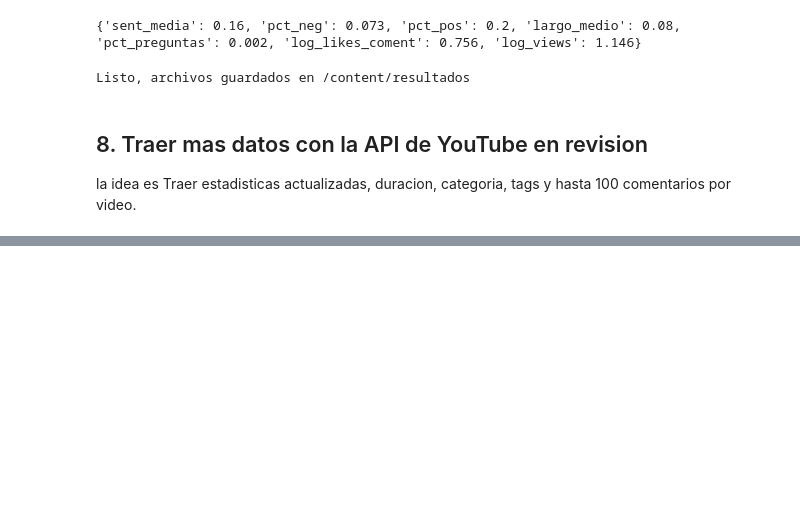
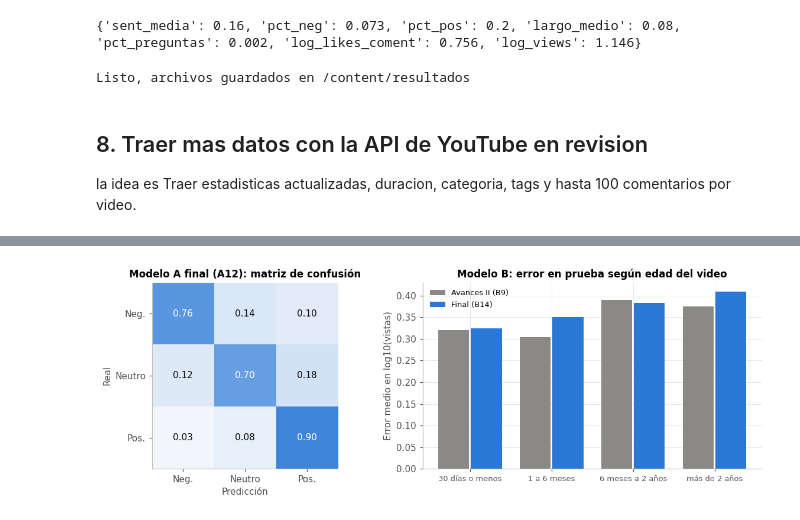
Before and after one commit to Asvelasquez/PROCESAMIENTO-DE-LENGUAJE-NATURAL, a Jupyter notebook: proyecto_youtube.ipynb, the cells around one changed output, grey strips where cells are left out. Cells and saved outputs as stored; diff of their text form; code cells hidden in the pictures; blank space fills up the shorter version.

```diff
--- a/proyecto_youtube.ipynb
+++ b/proyecto_youtube.ipynb
@@ -1170,0 +1886,29 @@ if USAR_API:
+# %%
+fig, axes = plt.subplots(1, 2, figsize=(11, 3.8), gridspec_kw={"width_ratios": [1, 1.1]})
+cm_final = confusion_matrix(yte, final_A["pred"], normalize="true")
+axes[0].imshow(cm_final, cmap=LinearSegmentedColormap.from_list("seq", ["#f7f9fd", AZUL]), vmin=0, vmax=1)
+etq = ["Neg.", "Neutro", "Pos."]
+axes[0].set_xticks(range(3))
+axes[0].set_xticklabels(etq)
+axes[0].set_yticks(range(3))
+axes[0].set_yticklabels(etq)
+axes[0].set_xlabel("Predicción")
+axes[0].set_ylabel("Real")
+axes[0].grid(False)
+for i in range(3):
+    for j in range(3):
+        axes[0].text(j, i, f"{cm_final[i, j]:.2f}", ha="center", va="center",
+                     color="white" if cm_final[i, j] > 0.5 else TINTA)
+axes[0].set_title(f"Modelo A final ({final_A['id']}): matriz de confusión")
+
+x = np.arange(len(por_edad))
+axes[1].bar(x - 0.2, por_edad["mae_B9"], width=0.38, color=GRIS, label="Avances II (B9)")
+axes[1].bar(x + 0.2, por_edad["mae"], width=0.38, color=AZUL, label=f"Final ({final_B['id']})")
+axes[1].set_xticks(x)
+axes[1].set_xticklabels(por_edad.index.astype(str), fontsize=8.5)
+axes[1].set_ylabel("Error medio en log10(vistas)")
+axes[1].set_title("Modelo B: error en prueba según edad del video")
+axes[1].legend(frameon=False, fontsize=8.5)
+guardar_fig("fig14_finales_y_errores")
+# %% [output]
+[figure, added]
```
Also changed, not shown: parts of 39 cells of this notebook.
